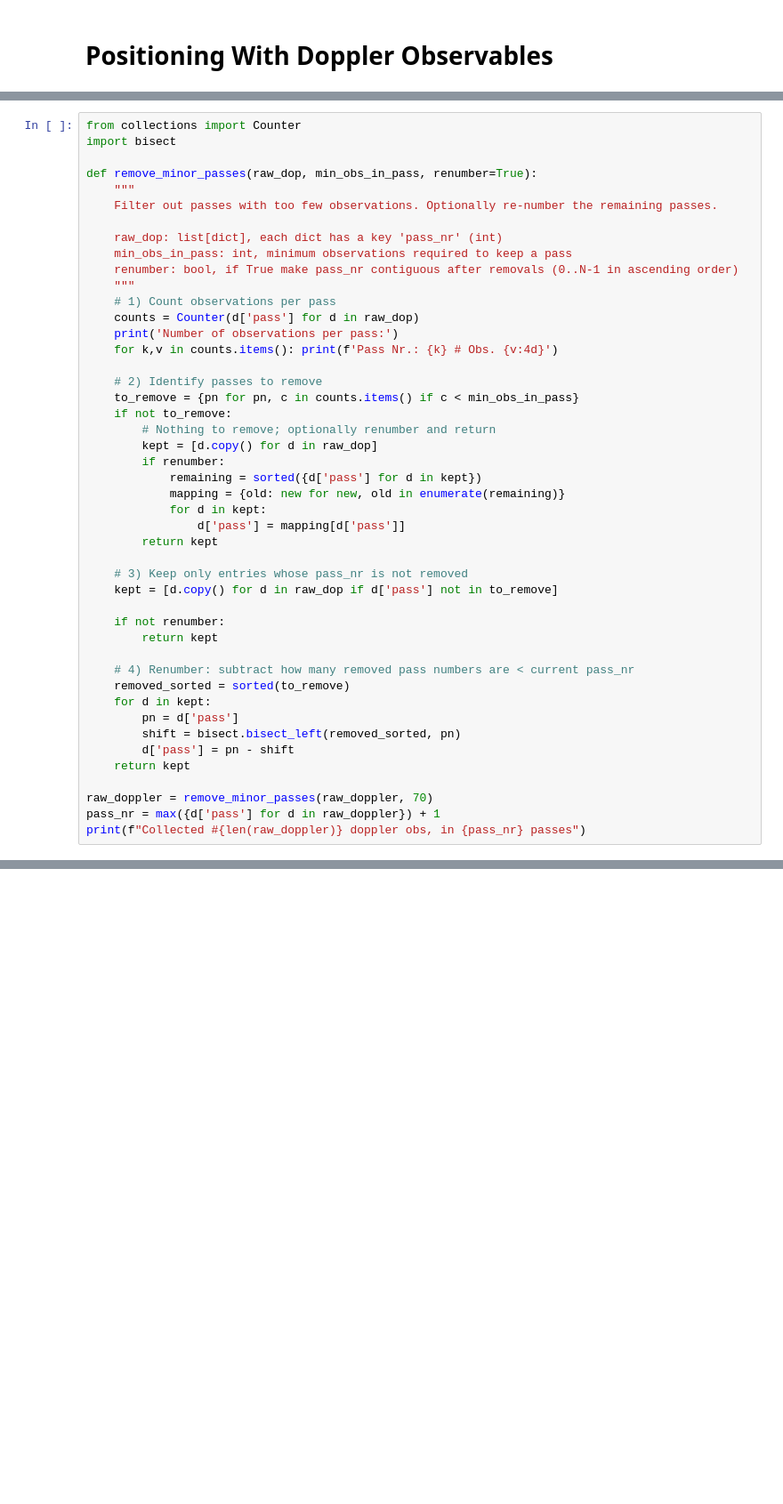
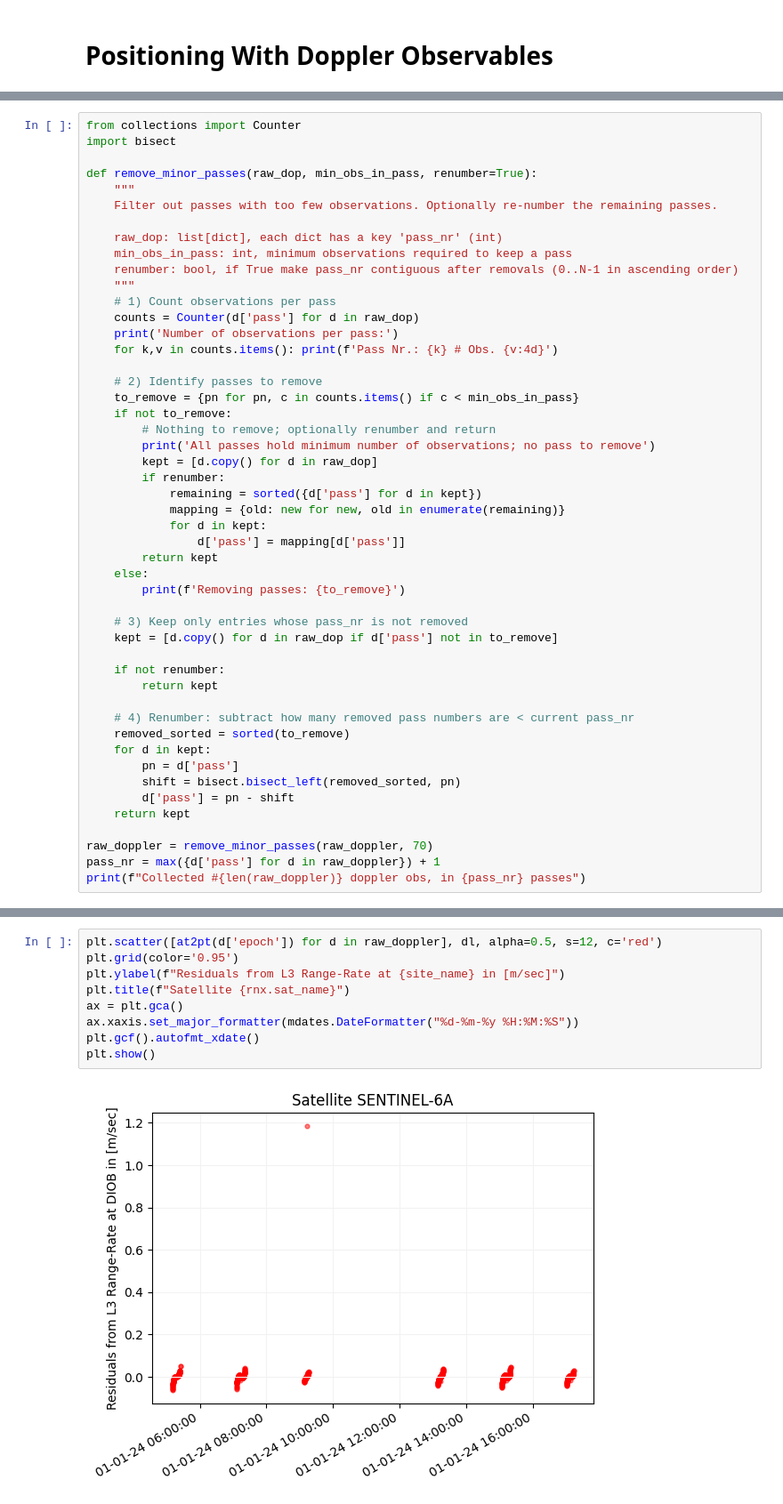
Before and after one commit to DSOlab/AcademicSoftware, a Jupyter notebook: JupiterLab/doris_days/positioning/doppler_positioning.ipynb, the cells around one changed output, grey strips where cells are left out. Shown at 89% size. Saved outputs shown, nothing was run; the diff lists cells and outputs as text; blank space fills up the shorter version.

```diff
--- a/JupiterLab/doris_days/positioning/doppler_positioning.ipynb
+++ b/JupiterLab/doris_days/positioning/doppler_positioning.ipynb
@@ -150,6 +216,7 @@ def remove_minor_passes(raw_dop, min_obs_in_pass, renumber=True):
     to_remove = {pn for pn, c in counts.items() if c < min_obs_in_pass}
     if not to_remove:
         # Nothing to remove; optionally renumber and return
+        print('All passes hold minimum number of observations; no pass to remove')
         kept = [d.copy() for d in raw_dop]
         if renumber:
             remaining = sorted({d['pass'] for d in kept})
@@ -157,6 +224,8 @@ def remove_minor_passes(raw_dop, min_obs_in_pass, renumber=True):
             for d in kept:
                 d['pass'] = mapping[d['pass']]
         return kept
+    else:
+        print(f'Removing passes: {to_remove}')
 
     # 3) Keep only entries whose pass_nr is not removed
     kept = [d.copy() for d in raw_dop if d['pass'] not in to_remove]
@@ -187,0 +369,11 @@ Collected #895 doppler obs, in 6 passes
+# %%
+plt.scatter([at2pt(d['epoch']) for d in raw_doppler], dl, alpha=0.5, s=12, c='red')
+plt.grid(color='0.95')
+plt.ylabel(f"Residuals from L3 Range-Rate at {site_name} in [m/sec]")
+plt.title(f"Satellite {rnx.sat_name}")
+ax = plt.gca()
+ax.xaxis.set_major_formatter(mdates.DateFormatter("%d-%m-%y %H:%M:%S"))
+plt.gcf().autofmt_xdate()
+plt.show()
+# %% [output]
+[figure, added]
```
Also changed, not shown: parts of 8 cells of this notebook, 2 other files.
